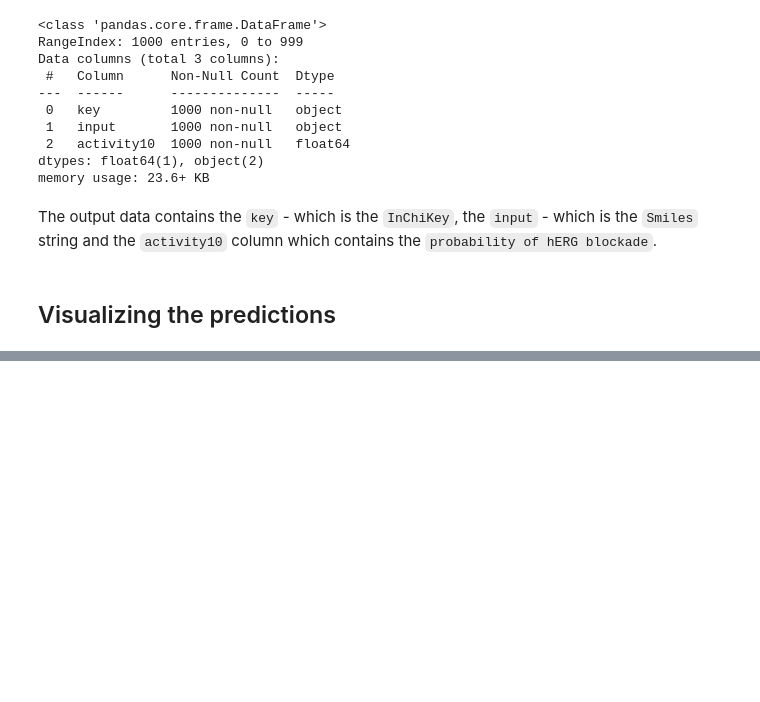
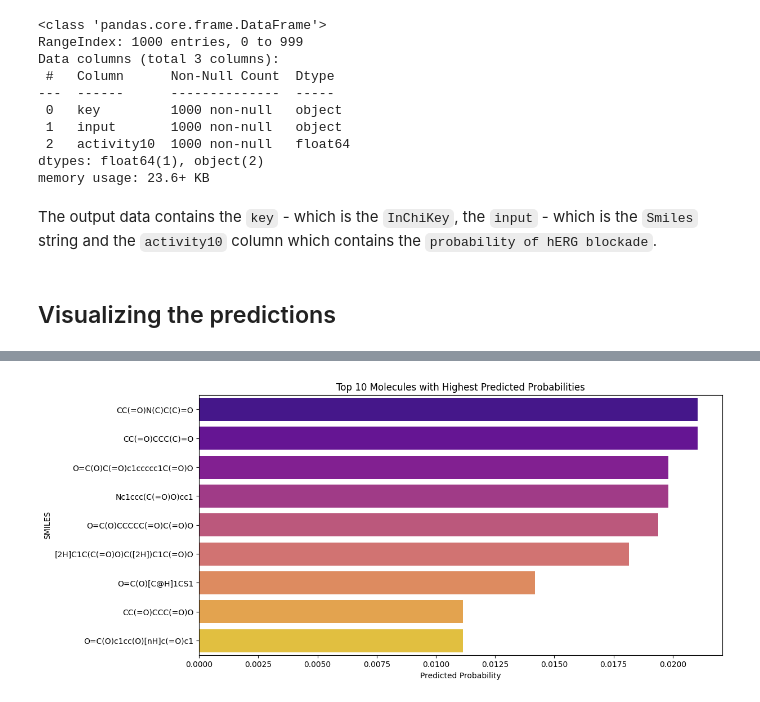
Before and after one commit to dubeyayushi/Contribution-Period-Ersilia, a Jupyter notebook: notebooks/model_bias (eos30gr).ipynb, the cells around one changed output, grey strips where cells are left out. Cells and saved outputs as stored; diff of their text form; code cells hidden in the pictures; blank space fills up the shorter version.

```diff
--- a/notebooks/model_bias (eos30gr).ipynb
+++ b/notebooks/model_bias (eos30gr).ipynb
@@ -286,0 +301,14 @@ The output data contains the `key` - which is the `InChiKey`, the `input` - whic
+# %%
+# Create a bar plot
+plt.figure(figsize=(12, 6))
+sns.barplot(x='activity10', y='input', hue='input', data=low_predictions, palette='plasma', legend=False)
+
+# Set plot labels and title
+plt.xlabel('Predicted Probability')
+plt.ylabel('SMILES')
+plt.title('Top 10 Molecules with Highest Predicted Probabilities')
+
+# Show the plot
+plt.show()
+# %% [output]
+[figure, added]
```
Also changed, not shown: parts of 21 cells of this notebook.
